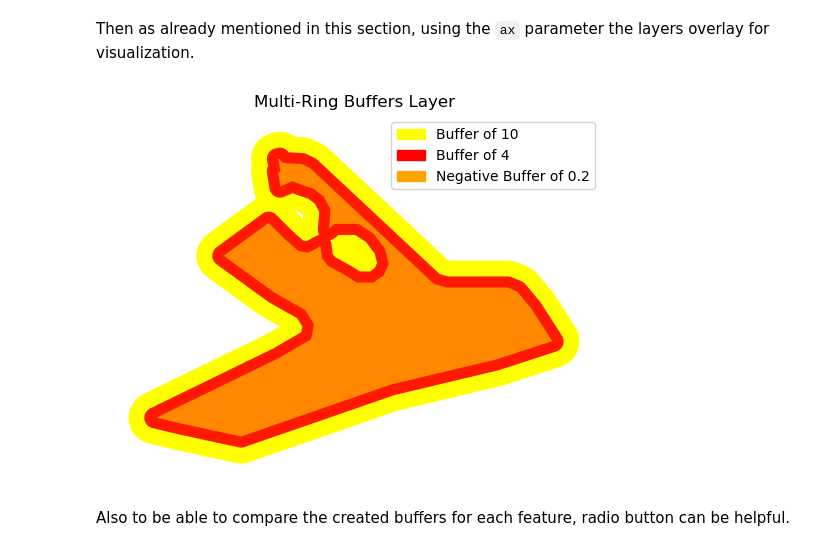
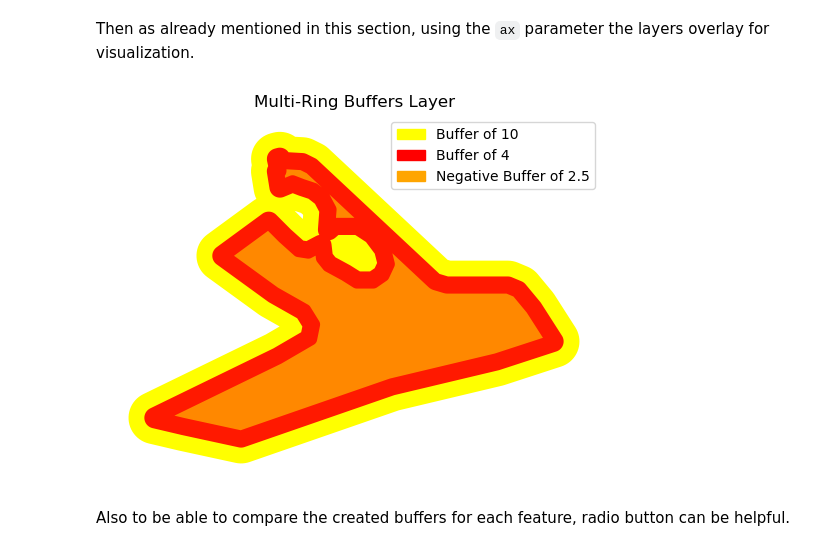
Before and after one commit to ioer-dresden/jupyter-book-nfdi4biodiversity, a Jupyter notebook: notebooks/310_buffering.ipynb, the cells around one changed output. Drawn from its saved outputs; the diff is of its cells as text; code cells hidden in the pictures.

```diff
--- a/notebooks/310_buffering.ipynb
+++ b/notebooks/310_buffering.ipynb
@@ -255,7 +255,7 @@ copied_layer = First_layer.copy()
 # %% [markdown]
 The buffer distances are defined as a list.
 # %%
-distances = [ -0.2, 4, 10]
+distances = [ -2.5, 4, 10]
 # %% [markdown]
 An empty list is created for containing the buffers for the defined distances.
 # %%
@@ -285,7 +285,7 @@ All the buffers can then be plotted together in the same window:
 # %% [markdown]
 First, a separate layer is created for each buffer distance by selecting the corresponding distance variable.
 # %%
-buffers_2 = buffers[buffers['distance'] == -0.2]
+buffers_2 = buffers[buffers['distance'] == -2.5]
 buffers_4 = buffers[buffers['distance'] == 4]
 buffers_10 = buffers[buffers['distance'] == 10]
 # %% [markdown]
@@ -293,21 +293,21 @@ Then as already mentioned in this section, using the `ax` parameter the layers o
 # %%
 ax = buffers_10.plot(color='yellow', label='Buffer of 10')
 buffers_4.plot(ax=ax, color='red', alpha= 0.9,label='Buffer of 4')
-buffers_2.plot(ax=ax, color='orange', alpha= 0.8,label='Negative Buffer of 0.2')
+buffers_2.plot(ax=ax, color='orange', alpha= 0.8,label='Negative Buffer of 2.5')
 
 #legend
 legend_handles = [
     mpatches.Patch(color='yellow', label='Buffer of 10'),
     mpatches.Patch(color='red', label='Buffer of 4'),
-    mpatches.Patch(color='orange', label='Negative Buffer of 0.2')
+    mpatches.Patch(color='orange', label='Negative Buffer of 2.5')
 
 ]
 ax.set_axis_off()
 plt.title("Multi-Ring Buffers Layer")
 plt.legend(handles=legend_handles)
 plt.show()
 # %% [output]
-[figure, old version]
+[figure, new version]
 # %% [markdown]
 Also to be able to compare the created buffers for each feature, radio button can be helpful.
 # %% [markdown]
```
Also changed, not shown: parts of 10 cells of this notebook, 1 other file.
